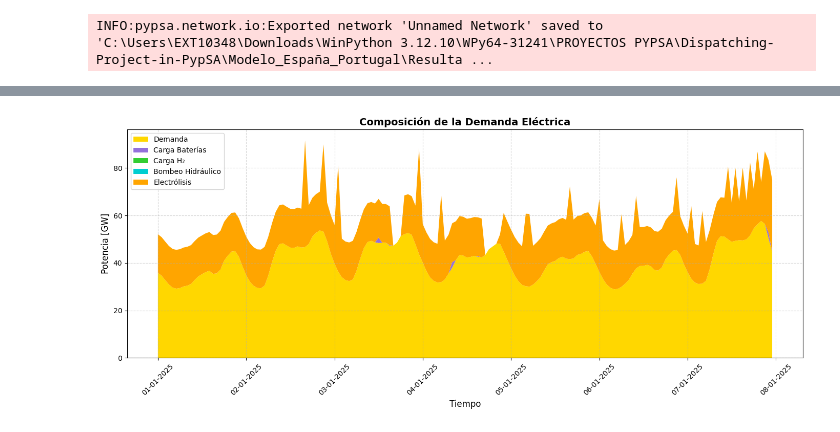
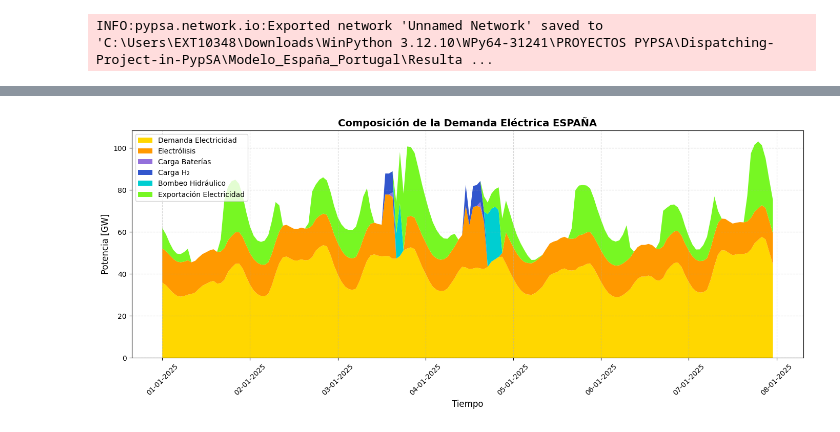
Before and after one commit to anabatres28-png/Dispatching-Project-in-PypSA, a Jupyter notebook: Modelo_España_Portugal/Modelo_ES_PT_Unido/Dispatching_Portugal_España_Unido.ipynb, the cells around one changed output, grey strips where cells are left out. Cells and saved outputs as stored; diff of their text form; code cells hidden in the pictures.

```diff
--- a/Modelo_España_Portugal/Modelo_ES_PT_Unido/Dispatching_Portugal_España_Unido.ipynb
+++ b/Modelo_España_Portugal/Modelo_ES_PT_Unido/Dispatching_Portugal_España_Unido.ipynb
@@ -33,15 +33,14 @@ network.snapshot_weightings= pd.Series(single_weight,  index=network.snapshots)
 # REVISAR PORQUE CREO QUE AQUÍ YA HAGO LO QUE SE HACE EN EL EXCEL CON LA HOJA SNAPSHOT ENTONCES PODRÍA OMITIRSE SI METEMOS LA HOJA DE SNAPSHOTS DEL EXCEL AQUI.
 # %% [output]
 INFO:pypsa.network.index:Applying weightings to all columns of `snapshot_weightings`
+# %%
+data = pd.read_excel(
+    "modelo_dispatching_españa_portugal_unido.xlsx",
+    sheet_name=None,
+    engine="openpyxl"
+)
 # %% [markdown]
 Lectura de Hojas de Datos (excel integrado)
-# %%
-# Lectura de datos desde archivo Excel integrado
-data = pd.read_excel(
-    r"C:\\Users\\EXT10348\\Downloads\WinPython 3.12.10\WPy64-31241\\PROYECTOS PYPSA\Dispatching-Project-in-PypSA\\Modelo_España_Portugal\\Modelo_ES_PT_Unido\\modelo_dispatching_españa_portugal_unido.xlsx",
-    sheet_name=None,
-    engine="openpyxl"
-)
 # %%
 # Verificación de correcta lectura de datos
 print(data.keys())  # Muestra las hojas disponibles en el archivo Excel
@@ -50,6 +49,6 @@ dict_keys(['Guide Sheet', 'carriers', 'buses', 'generators', 'links', 'loads', '
 # %%
 
-file = r"C:\\Users\\EXT10348\\Downloads\WinPython 3.12.10\WPy64-31241\\PROYECTOS PYPSA\Dispatching-Project-in-PypSA\\Modelo_España_Portugal\\Modelo_ES_PT_Unido\\modelo_dispatching_españa_portugal_unido.xlsx" # Ruta al archivo Excel
+file = "modelo_dispatching_españa_portugal_unido.xlsx"
 hours_week = 168 # flexible para definir semanas
 hours_year = 8760 # flexible para definir años
 #---------------------------------------------------------------------------------------------------------
@@ -517,7 +516,6 @@ for _, lk in df_links.iterrows():
         bus0=lk["bus0"].strip(),
         bus1=lk["bus1"].strip(),
         p_nom=lk["p_nom"],
-        p_min_pu=lk["p_min_pu"],
         efficiency=lk["efficiency"],
         marginal_cost=lk["marginal_cost"],
         carrier=lk["carrier"],
@@ -1364,19 +1434,17 @@ With PyPSA 1.0, the API for how to access components data has changed. See #TODO
 # %%
-# ----------------------------- DEMANDA NACIONAL ----------------------------- REVISAR
-national_demand = network.loads_t.p_set["ES_demand_2040"] / 1e3   # MW → GW
+# ----------------------------- DEMANDA NACIONAL -----------------------------
+national_electricity_demand = network.loads_t.p_set["ES_demand_2040"] / 1e3   # MW → GW
 
 # ----------------------------- STORAGE UNITS --------------------------------
 # En nuevo API: la tabla está en .storage_units.static
 su_index = network.storage_units.static.index
 
 # Selección robusta por nombre
-battery_sus = [n for n in su_index if "battery" in n.lower()]
-h2_sus      = [n for n in su_index if "hstor"  in n.lower()]
+battery_sus = [n for n in su_index if "es_electricity_market_battery" in n.lower()]
+
+h2_sus      = [n for n in su_index if "es_hydrogen_storage" in n.lower()]
 
 # ------------------------- CARGA DE BATERÍAS / H2 ---------------------------
-# storage_units_t.p > 0  → descarga a la red (oferta)
-# storage_units_t.p < 0  → toma energía de la red (carga)
-
 battery_charge = (
     network.storage_units_t.p[battery_sus]
     .clip(upper=0)               # dejamos solo la carga (valores negativos)
@@ -1390,22 +1458,24 @@ h2_charge = (
     .sum(axis=1)
     .abs() / 1e3
 )
-
 # ------------------------- BOMBEO HIDRÁULICO --------------------------------
 # Nuevo API: nombres en network.links.static.index
 link_index = network.links.static.index
 
-pumped_links = [l for l in link_index
-                if "pump" in l.lower() or "bombeo" in l.lower()]
-
+pumped_links = [
+    l for l in link_index
+    if ("es_pump" in l.lower()) or ("es_turbina" in l.lower())
+]
 pumping_demand = (
     network.links_t.p0[pumped_links]     # p0 positivo = consumo eléctrico
     .clip(lower=0)
     .sum(axis=1) / 1e3                   # MW → GW
 )
+# --------------------------- ELECTROLIZADORES --------------------------------
 
-# --------------------------- ELECTROLIZADORES --------------------------------
-electrolyzer_links = [l for l in link_index if "electrolyzer" in l.lower()]
+electrolyzer_links = [
+    l for l in link_index if "es_electrolyzer" in l.lower()
+]
 
 electrolyzer_demand = (
     network.links_t.p0[electrolyzer_links]
@@ -1413,37 +1483,45 @@ electrolyzer_demand = (
     .sum(axis=1) / 1e3
 )
 
-# Si quieres descontar la carga de H₂ (opcional)
-electrolyzer_demand_final = electrolyzer_demand - h2_charge
-
+# --------------------------- EXPORTACIONES ELECTRICIDAD  --------------------------------
+exportelectricity_links = [
+    l for l in link_index if "es_pt_interconexion_electricidad" in l.lower()
+]
+exportelectricity_demand = (
+    network.links_t.p0[exportelectricity_links]
+    .clip(lower=0)
+    .sum(axis=1) / 1e3
+)
 # --------------------------- GRÁFICA STACKPLOT -------------------------------
 plt.figure(figsize=(14, 6))
-
 plt.stackplot(
-    national_demand.index,
-    national_demand,
-    battery_charge,
-    h2_charge,
+     national_electricity_demand.index,
+     national_electricity_demand,
+     electrolyzer_demand,
+     battery_charge,
+     h2_charge,
     pumping_demand,
-    electrolyzer_demand_final,
+    exportelectricity_demand,
     labels=[
-        "Demanda",
-        "Carga Baterías",
-        "Carga H₂",
-        "Bombeo Hidráulico",
-        "Electrólisis",
+         "Demanda Electricidad",
+         "Electrólisis",
+         "Carga Baterías",
+         "Carga H₂",
+         "Bombeo Hidráulico",
+        "Exportación Electricidad"
     ],
     colors=[
-        "#FFD700",  # Demanda
+         "#FFD700",  # Demanda
+         "#FF9900",  # Electrólisis
         "#9370DB",  # Carga Baterías
-        "#32CD32",  # Carga H2
-        "#00CED1",  # Bombeo
-        "#FFA500",  # Electrólisis
+         "#3256CD",  # Carga H2
+         "#00CED1",  # Bombeo
+        "#77F723"   # Exportación Electricidad
     ],
     linewidth=0.0,
 )
 
-plt.title("Composición de la Demanda Eléctrica", fontsize=14, fontweight="bold")
+plt.title("Composición de la Demanda Eléctrica ESPAÑA", fontsize=14, fontweight="bold")
 plt.xlabel("Tiempo", fontsize=12)
 plt.ylabel("Potencia [GW]", fontsize=12)
 plt.xticks(rotation=45)
@@ -1472 +1553 @@ With PyPSA 1.0, the API for how to access components data has changed. See #TODO
-[figure, old version]
+[figure, new version]
```
Also changed, not shown: parts of 31 cells of this notebook, 2 other files.
